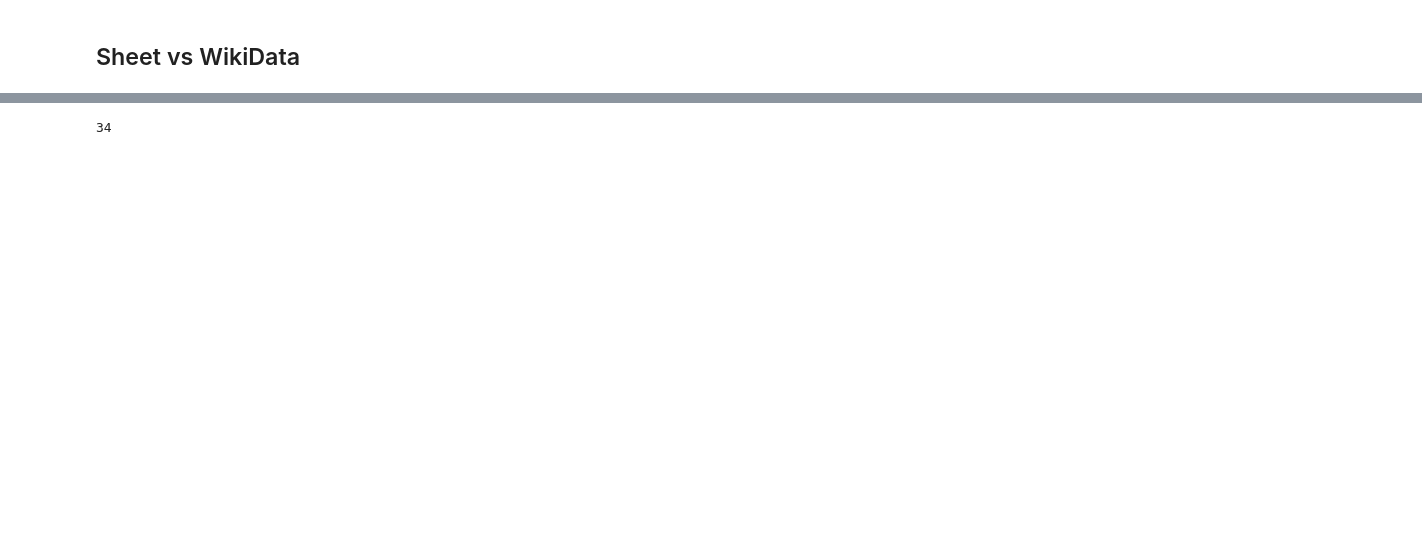
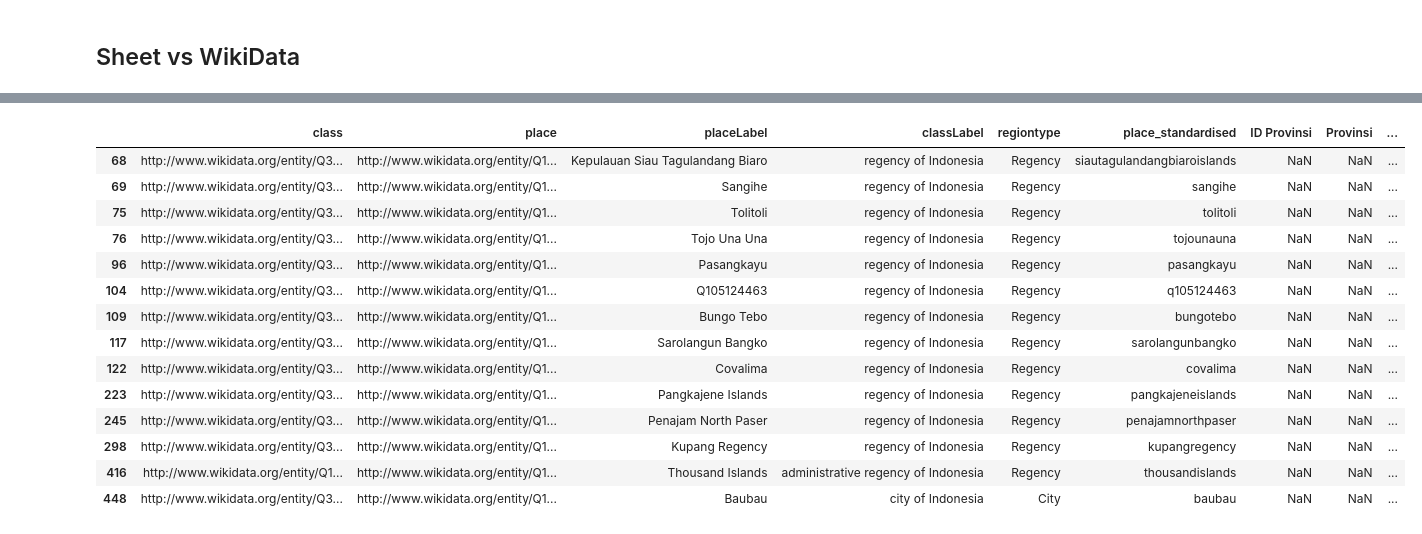
Before and after one commit to dhan16/colabs, a Jupyter notebook: covid19opendata/WikiData.ipynb, the cells around one changed output, grey strips where cells are left out. Saved outputs shown, nothing was run; the diff lists cells and outputs as text; code cells hidden in the pictures; blank space fills up the shorter version.

```diff
--- a/covid19opendata/WikiData.ipynb
+++ b/covid19opendata/WikiData.ipynb
@@ -101,7 +100,7 @@ rows = worksheet.get_all_values()
 import pandas as pd
 sheet_raw = pd.DataFrame.from_records(rows[2:], columns=rows[1])
 # %%
-sheet_df = sheet_raw
+sheet_df = sheet_raw.copy()
 
 kabkota_to_regiontype = {
     'Kab.' : 'Regency',
@@ -109,13 +108,4 @@ kabkota_to_regiontype = {
     'zTam' : 'zTam'
 }
 sheet_df['regiontype'] = sheet_df.apply(lambda r: kabkota_to_regiontype[r.KabKota], axis=1)
-
-spellings = {
-    'Labuhanbatu': 'Labuhan Batu',
-    'Batu Bara' : 'Batubara',
-    'Pematang Siantar' : 'Pematangsiantar',
-    'Tapanuli Tengah' : 'Central Tapanuli',
-    'Toba Samosir' : 'Toba Regency',
-}
-sheet_df['Kota_respelled'] = sheet_df.apply(lambda r: spellings.get(r.Kota, r.Kota), axis=1)
-# sheet_df
+sheet_df
@@ -124,10 +172,47 @@ sheet_df['Kota_respelled'] = sheet_df.apply(lambda r: spellings.get(r.Kota, r.Ko
+# %%
+spellings = {
+    # 'Labuhanbatu': 'Labuhan Batu',
+    # 'Batu Bara' : 'Batubara',
+    # 'Pematang Siantar' : 'Pematangsiantar',
+    # 'Tapanuli Tengah' : 'Central Tapanuli',
+    'Toba Samosir' : 'Toba Regency',
+}
+def standard_place_spelling(place: str):
+   # other spellings if still required
+  place = spellings.get(place, place)
+  # all lowercase
+  place = place.lower()
+  # apply translations
+  place = indonesian_direction_to_english(place)
+  place = indonesian_to_english(place)
+  # remove spaces
+  place = place.replace(' ', '')
+  return place
+
+
+wiki_df['place_standardised'] = wiki_df.apply(lambda r: standard_place_spelling(r.placeLabel), axis=1)
+sheet_df['Kota_standardised'] = sheet_df.apply(lambda r: standard_place_spelling(r.Kota), axis=1)
 # %%
 # Find rows in wiki_df with no matches in sheet_df
-df = wiki_df.merge(sheet_df, how='left', right_on=['Kota_respelled', 'regiontype'], left_on=['placeLabel', 'regiontype'])
+df = wiki_df.merge(sheet_df, how='left', right_on=['Kota_standardised', 'regiontype'], left_on=['place_standardised', 'regiontype'])
 missing = df[df['Kota'].isnull()]
 missing
 # len(missing)
 # %% [output]
-34
+|  | class | place | placeLabel | classLabel | regiontype | place_standardised | ID Provinsi | Provinsi | ... |
+| 68 | http://www.wikidata.org/entity/Q3... | http://www.wikidata.org/entity/Q1... | Kepulauan Siau Tagulandang Biaro | regency of Indonesia | Regency | siautagulandangbiaroislands | NaN | NaN | ... |
+| 69 | http://www.wikidata.org/entity/Q3... | http://www.wikidata.org/entity/Q1... | Sangihe | regency of Indonesia | Regency | sangihe | NaN | NaN | ... |
+| 75 | http://www.wikidata.org/entity/Q3... | http://www.wikidata.org/entity/Q1... | Tolitoli | regency of Indonesia | Regency | tolitoli | NaN | NaN | ... |
+| 76 | http://www.wikidata.org/entity/Q3... | http://www.wikidata.org/entity/Q1... | Tojo Una Una | regency of Indonesia | Regency | tojounauna | NaN | NaN | ... |
+| 96 | http://www.wikidata.org/entity/Q3... | http://www.wikidata.org/entity/Q1... | Pasangkayu | regency of Indonesia | Regency | pasangkayu | NaN | NaN | ... |
+| 104 | http://www.wikidata.org/entity/Q3... | http://www.wikidata.org/entity/Q1... | Q105124463 | regency of Indonesia | Regency | q105124463 | NaN | NaN | ... |
+| 109 | http://www.wikidata.org/entity/Q3... | http://www.wikidata.org/entity/Q1... | Bungo Tebo | regency of Indonesia | Regency | bungotebo | NaN | NaN | ... |
+| 117 | http://www.wikidata.org/entity/Q3... | http://www.wikidata.org/entity/Q1... | Sarolangun Bangko | regency of Indonesia | Regency | sarolangunbangko | NaN | NaN | ... |
+| 122 | http://www.wikidata.org/entity/Q3... | http://www.wikidata.org/entity/Q1... | Covalima | regency of Indonesia | Regency | covalima | NaN | NaN | ... |
+| 223 | http://www.wikidata.org/entity/Q3... | http://www.wikidata.org/entity/Q1... | Pangkajene Islands | regency of Indonesia | Regency | pangkajeneislands | NaN | NaN | ... |
+| 245 | http://www.wikidata.org/entity/Q3... | http://www.wikidata.org/entity/Q1... | Penajam North Paser | regency of Indonesia | Regency | penajamnorthpaser | NaN | NaN | ... |
+| 298 | http://www.wikidata.org/entity/Q3... | http://www.wikidata.org/entity/Q1... | Kupang Regency | regency of Indonesia | Regency | kupangregency | NaN | NaN | ... |
+| 416 | http://www.wikidata.org/entity/Q1... | http://www.wikidata.org/entity/Q1... | Thousand Islands | administrative regency of Indonesia | Regency | thousandislands | NaN | NaN | ... |
+| 448 | http://www.wikidata.org/entity/Q3... | http://www.wikidata.org/entity/Q1... | Baubau | city of Indonesia | City | baubau | NaN | NaN | ... |
 # %%
 # Find rows in sheet_df with no matches in wiki_df
```
Also changed, not shown: parts of 5 cells of this notebook.
